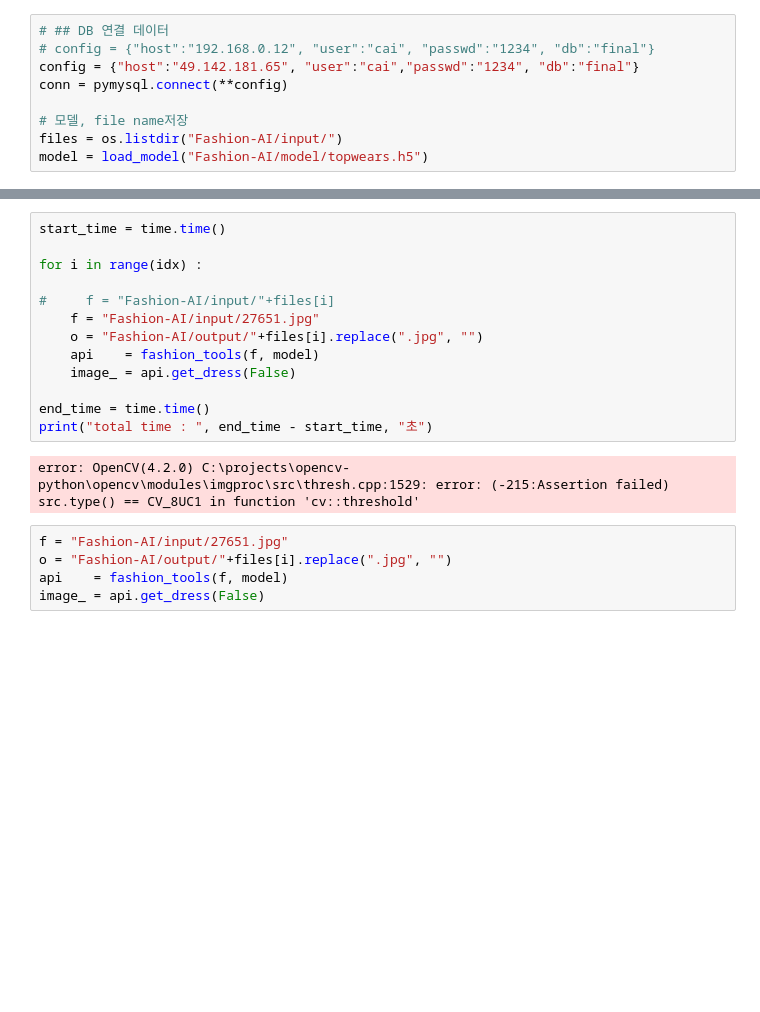
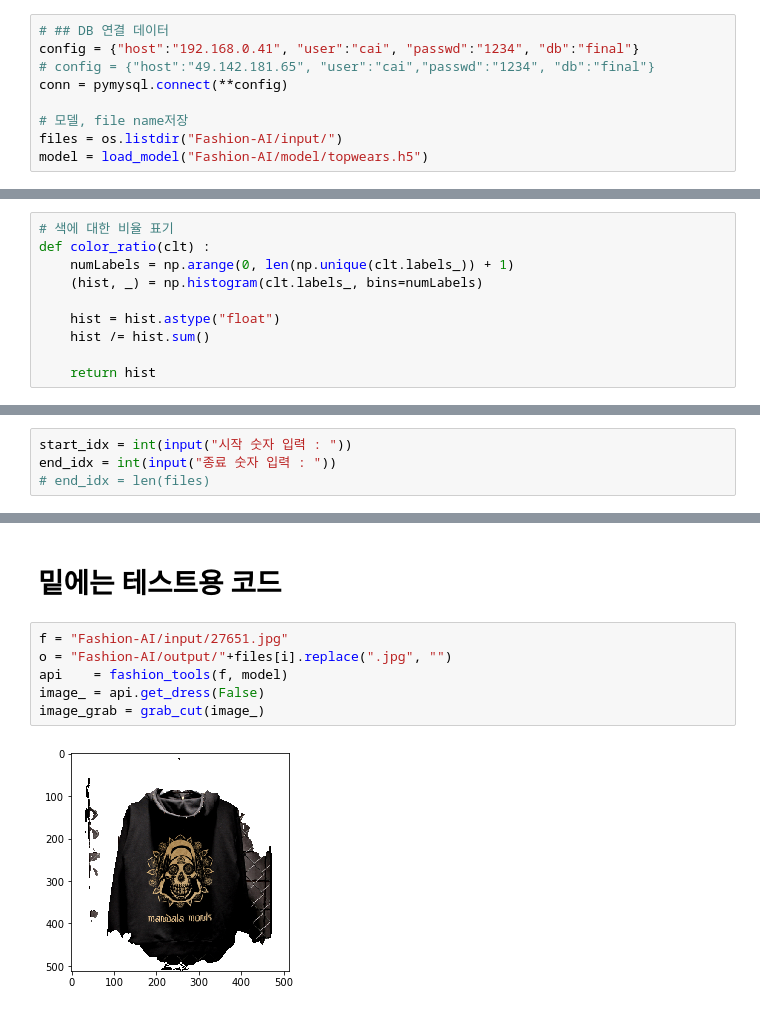
Before and after one commit to slmteruto/CAI, a Jupyter notebook: yhs/clothes_segmentation.ipynb, the cells around one changed output, grey strips where cells are left out. Saved outputs shown, nothing was run; the diff lists cells and outputs as text; blank space fills up the shorter version.

```diff
--- a/yhs/clothes_segmentation.ipynb
+++ b/yhs/clothes_segmentation.ipynb
@@ -36,7 +47,7 @@ session = InteractiveSession(config=config)
 # %%
 # ## DB 연결 데이터
-# config = {"host":"192.168.0.12", "user":"cai", "passwd":"1234", "db":"final"}
-config = {"host":"49.142.181.65", "user":"cai","passwd":"1234", "db":"final"}
+config = {"host":"192.168.0.41", "user":"cai", "passwd":"1234", "db":"final"}
+# config = {"host":"49.142.181.65", "user":"cai","passwd":"1234", "db":"final"}
 conn = pymysql.connect(**config)
 
 # 모델, file name저장
@@ -97,0 +128,10 @@ WARNING:tensorflow:No training configuration found in save file: the model was *
+# %%
+# 색에 대한 비율 표기
+def color_ratio(clt) :
+    numLabels = np.arange(0, len(np.unique(clt.labels_)) + 1)
+    (hist, _) = np.histogram(clt.labels_, bins=numLabels)
+
+    hist = hist.astype("float")
+    hist /= hist.sum()
+
+    return hist
@@ -97,0 +157,4 @@ WARNING:tensorflow:No training configuration found in save file: the model was *
+# %%
+start_idx = int(input("시작 숫자 입력 : "))
+end_idx = int(input("종료 숫자 입력 : "))
+# end_idx = len(files)
@@ -98,20 +240,10 @@ WARNING:tensorflow:No training configuration found in save file: the model was *
+# %% [markdown]
+# 밑에는 테스트용 코드
 # %%
-start_time = time.time()
-
-for i in range(idx) :
-
-#     f = "Fashion-AI/input/"+files[i]
-    f = "Fashion-AI/input/27651.jpg"
-    o = "Fashion-AI/output/"+files[i].replace(".jpg", "")
-    api    = fashion_tools(f, model)
-    image_ = api.get_dress(False)
-
-end_time = time.time()
-print("total time : ", end_time - start_time, "초")
+f = "Fashion-AI/input/27651.jpg"
+o = "Fashion-AI/output/"+files[i].replace(".jpg", "")
+api    = fashion_tools(f, model)
+image_ = api.get_dress(False)
+image_grab = grab_cut(image_)
 # %% [output]
-error: OpenCV(4.2.0) C:\projects\opencv-python\opencv\modules\imgproc\src\thresh.cpp:1529: error: (-215:Assertion failed) src.type() == CV_8UC1 in function 'cv::threshold'
+[figure, added]
-# %%
-f = "Fashion-AI/input/27651.jpg"
-o = "Fashion-AI/output/"+files[i].replace(".jpg", "")
-api    = fashion_tools(f, model)
-image_ = api.get_dress(False)
```
Also changed, not shown: parts of 20 cells of this notebook.
